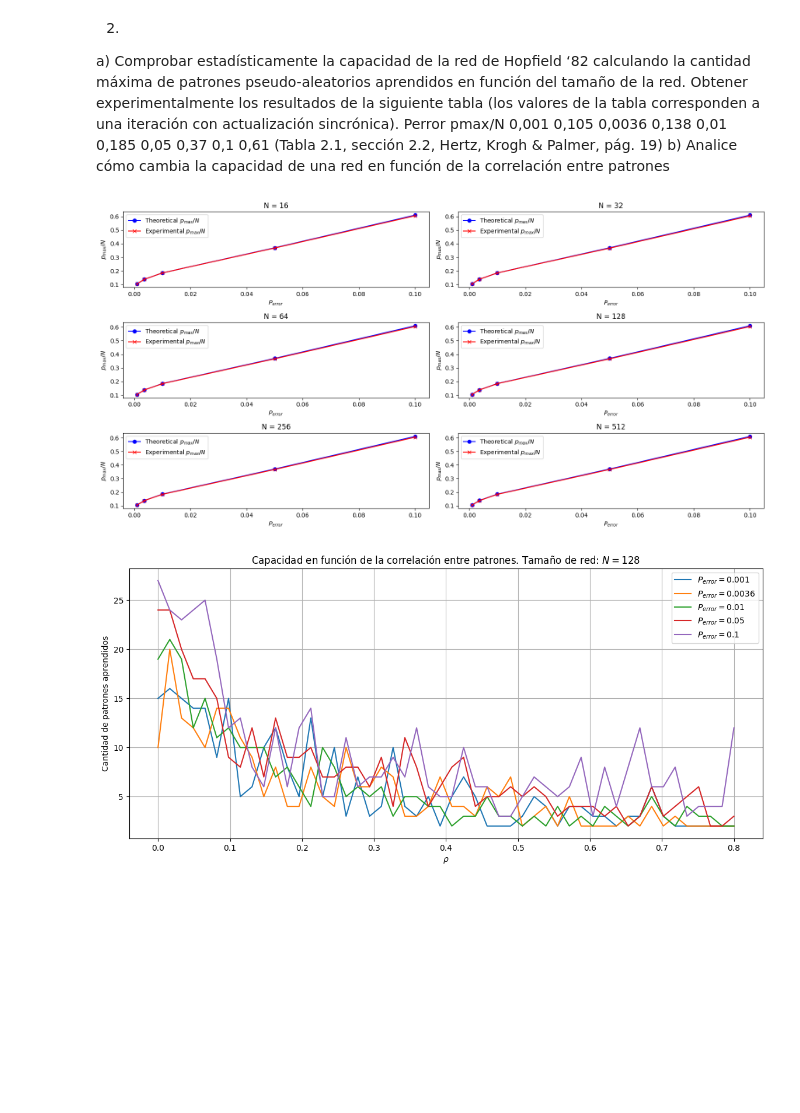
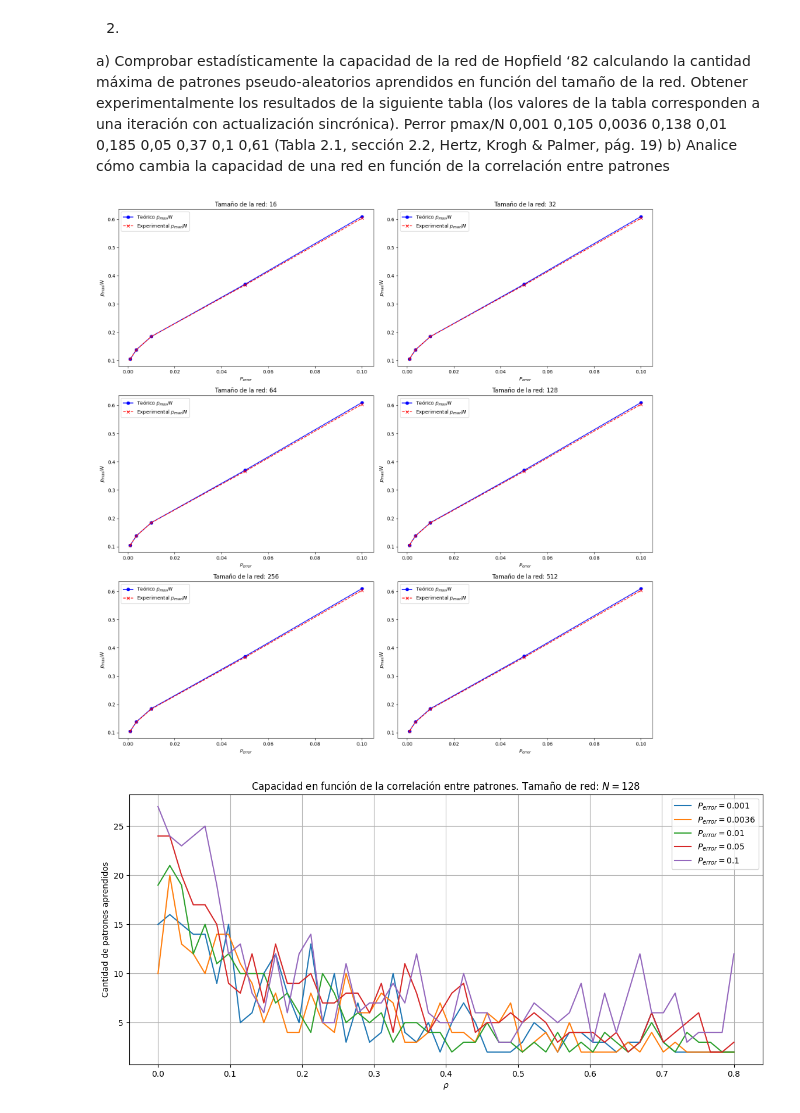
Before and after one commit to lburdman/RedesNeuronales, a Jupyter notebook: TP2/TP2.ipynb, the cells around one changed output. Drawn from its saved outputs; the diff is of its cells as text; code cells hidden in the pictures; blank space fills up the shorter version.

```diff
--- a/TP2/TP2.ipynb
+++ b/TP2/TP2.ipynb
@@ -136,10 +144,10 @@ images45x60, patterns45x60 = zip(*(loadImageAndConvertToPattern(path) for path i
 images50x50, patterns50x50 = zip(*(loadImageAndConvertToPattern(path) for path in paths50x50))
 
 # Selecciono las imagenes a aprender
-#images = images50x50
-#patterns = patterns50x50
-images = images45x60
-patterns = patterns45x60
+images = images50x50
+patterns = patterns50x50
+#images = images45x60
+#patterns = patterns45x60
 
 [width, height] = images[0].size
 
@@ -435,12 +441,11 @@ valores de la tabla corresponden a una iteración con actualización sincrónica
 b) Analice cómo cambia la capacidad de una red en función de la correlación entre
 patrones
 # %%
-# Values from the table
+# CAPACIDAD DE RED HOPFIELD
 P_error = np.array([0.001, 0.0036, 0.01, 0.05, 0.1])
 p_max_N = np.array([0.105, 0.138, 0.185, 0.37, 0.61])
 
-# Function to perform the simulation
-def simulateHopfieldNetwork(N, P_error, p_max_N):
+def simulateHopfieldNetwork(N, p_max_N):
     p_max_theoretical = p_max_N
     p_max_experimental = []
 
@@ -448,48 +453,41 @@ def simulateHopfieldNetwork(N, P_error, p_max_N):
         num_patterns = int(p_theoretical * N)
         errors = 0
 
-        # Generate random patterns
         random_patterns = np.random.choice([-1, 1], size=(num_patterns, N))
-
-        # Initialize the weights matrix
         W = computeWeights(random_patterns)
-
-        # Test pattern retrieval
         correct_retrievals = 0
 
         for pattern in random_patterns:
             input_pattern = np.copy(pattern)
-            hopfieldSync(W, input_pattern)  # No visualization
+            hopfieldSync(W, input_pattern)
             if np.array_equal(input_pattern, pattern):
                 correct_retrievals += 1
 
         errors += (num_patterns - correct_retrievals) / num_patterns
 
         p_max_experimental.append(p_theoretical * (1 - errors / 100))
 
     return p_max_experimental
 
-# Network sizes
 N_values = [16, 32, 64, 128, 256, 512]
 
-# Create the plot
-fig, axs = plt.subplots(3, 2, figsize=(16, 8))
+fig, axs = plt.subplots(3, 2, figsize=(16, 16))
 axs = axs.flatten()
 
 for i, N in enumerate(N_values):
-    p_max_experimental = simulateHopfieldNetwork(N, P_error, p_max_N)
+    p_max_experimental = simulateHopfieldNetwork(N, p_max_N)
 
-    axs[i].plot(P_error, p_max_N, 'o-', color='blue', label='Theoretical $p_{max}/N$')
-    axs[i].plot(P_error, p_max_experimental, 'x-', color='red', label='Experimental $p_{max}/N$')
-    axs[i].set_title(f'N = {N}')
+    axs[i].plot(P_error, p_max_N, 'o-', color='blue', label='Teórico $p_{max}/N$')
+    axs[i].plot(P_error, p_max_experimental, 'x--', color='red', label='Experimental $p_{max}/N$')
+    axs[i].set_title(f'Tamaño de la red: {N}')
     axs[i].set_xlabel('$P_{error}$')
     axs[i].set_ylabel('$p_{max}/N$')
     axs[i].legend()
 
 plt.tight_layout()
 plt.show()
 # %% [output]
-[figure, old version]
+[figure, new version]
 # %%
 
 # Parameters
```
Also changed, not shown: parts of 10 cells of this notebook, 11 other files.
